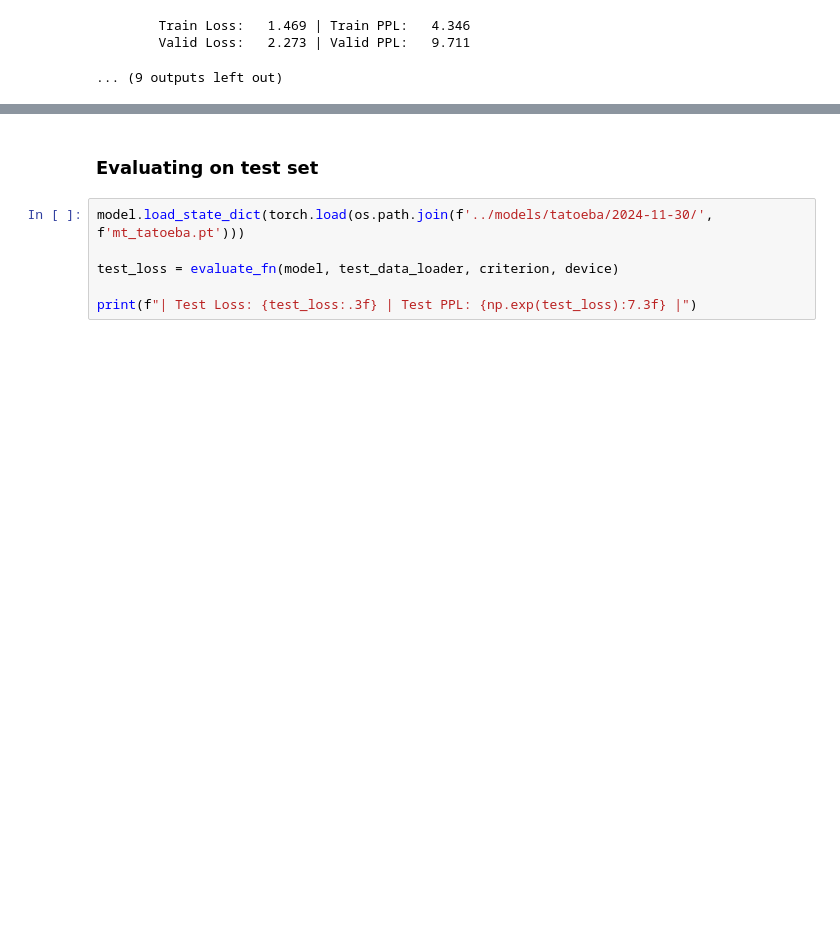
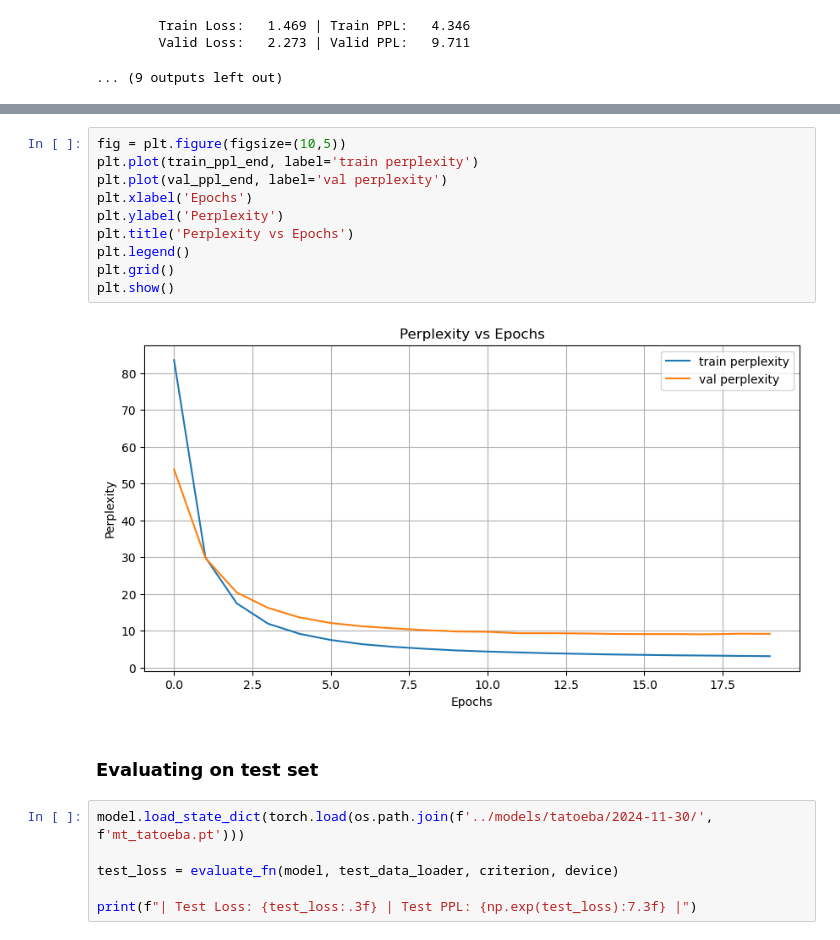
Before and after one commit to itserichuynh/machine_translation, a Jupyter notebook: notebooks/mt_tatoeba-torchtext.ipynb, the cells around one changed output, grey strips where cells are left out. Cells and saved outputs as stored; diff of their text form; blank space fills up the shorter version.

```diff
--- a/notebooks/mt_tatoeba-torchtext.ipynb
+++ b/notebooks/mt_tatoeba-torchtext.ipynb
@@ -694,3 +714,15 @@ Directory '../models/tatoeba/2024-11-30' already exists.
+# %%
+fig = plt.figure(figsize=(10,5))
+plt.plot(train_ppl_end, label='train perplexity')
+plt.plot(val_ppl_end, label='val perplexity')
+plt.xlabel('Epochs')
+plt.ylabel('Perplexity')
+plt.title('Perplexity vs Epochs')
+plt.legend()
+plt.grid()
+plt.show()
+# %% [output]
+[figure, added]
 # %% [markdown]
 ### Evaluating on test set
 # %%
```
Also changed, not shown: parts of 2 cells of this notebook, 3 other files.
